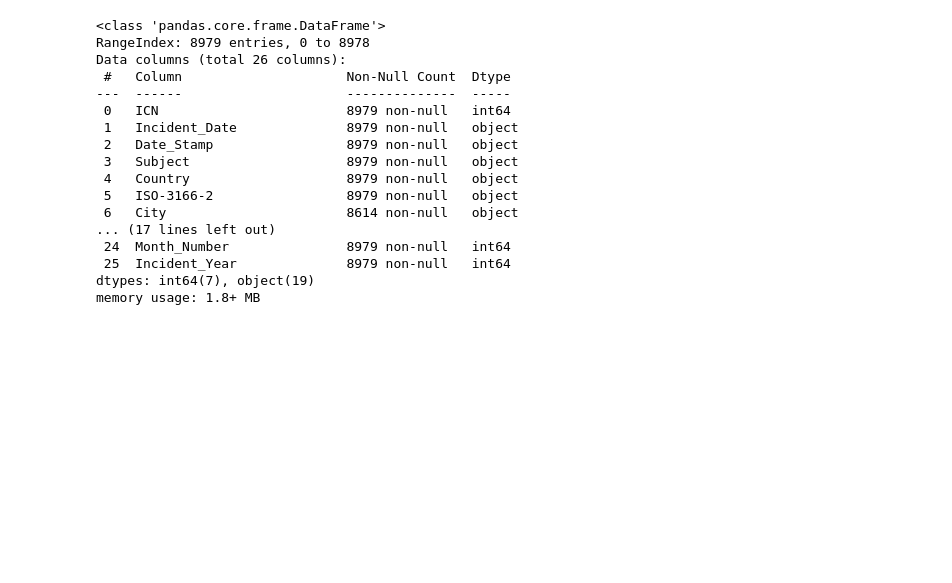
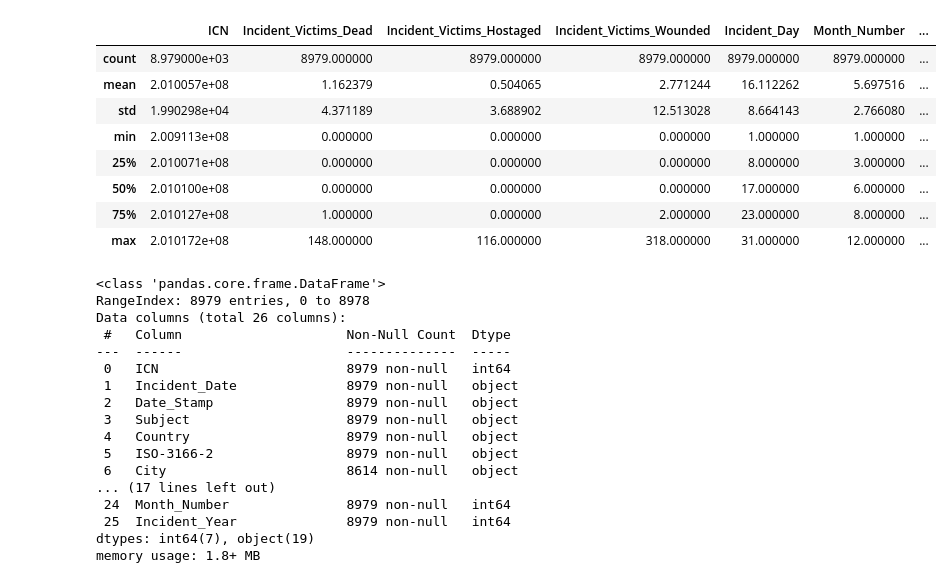
Before and after one commit to johnfkraus/world_terror_incidents_visualizations, a Jupyter notebook: World_Terror_Incident_Visualizations.ipynb, the cells around one changed output. Cells and saved outputs as stored; diff of their text form; code cells hidden in the pictures; blank space fills up the shorter version.

```diff
--- a/Terrorist_Incidents.ipynb
+++ b/World_Terror_Incident_Visualizations.ipynb
@@ -15,3 +49,15 @@ df.head()
+# %%
+df.describe()
+# %% [output]
+|  | ICN | Incident_Victims_Dead | Incident_Victims_Hostaged | Incident_Victims_Wounded | Incident_Day | Month_Number | ... |
+| count | 8.979000e+03 | 8979.000000 | 8979.000000 | 8979.000000 | 8979.000000 | 8979.000000 | ... |
+| mean | 2.010057e+08 | 1.162379 | 0.504065 | 2.771244 | 16.112262 | 5.697516 | ... |
+| std | 1.990298e+04 | 4.371189 | 3.688902 | 12.513028 | 8.664143 | 2.766080 | ... |
+| min | 2.009113e+08 | 0.000000 | 0.000000 | 0.000000 | 1.000000 | 1.000000 | ... |
+| 25% | 2.010071e+08 | 0.000000 | 0.000000 | 0.000000 | 8.000000 | 3.000000 | ... |
+| 50% | 2.010100e+08 | 0.000000 | 0.000000 | 0.000000 | 17.000000 | 6.000000 | ... |
+| 75% | 2.010127e+08 | 1.000000 | 0.000000 | 2.000000 | 23.000000 | 8.000000 | ... |
+| max | 2.010172e+08 | 148.000000 | 116.000000 | 318.000000 | 31.000000 | 12.000000 | ... |
 # %%
 df.info()
 # %% [output]
```
Also changed, not shown: parts of 6 cells of this notebook, 1 other file.
